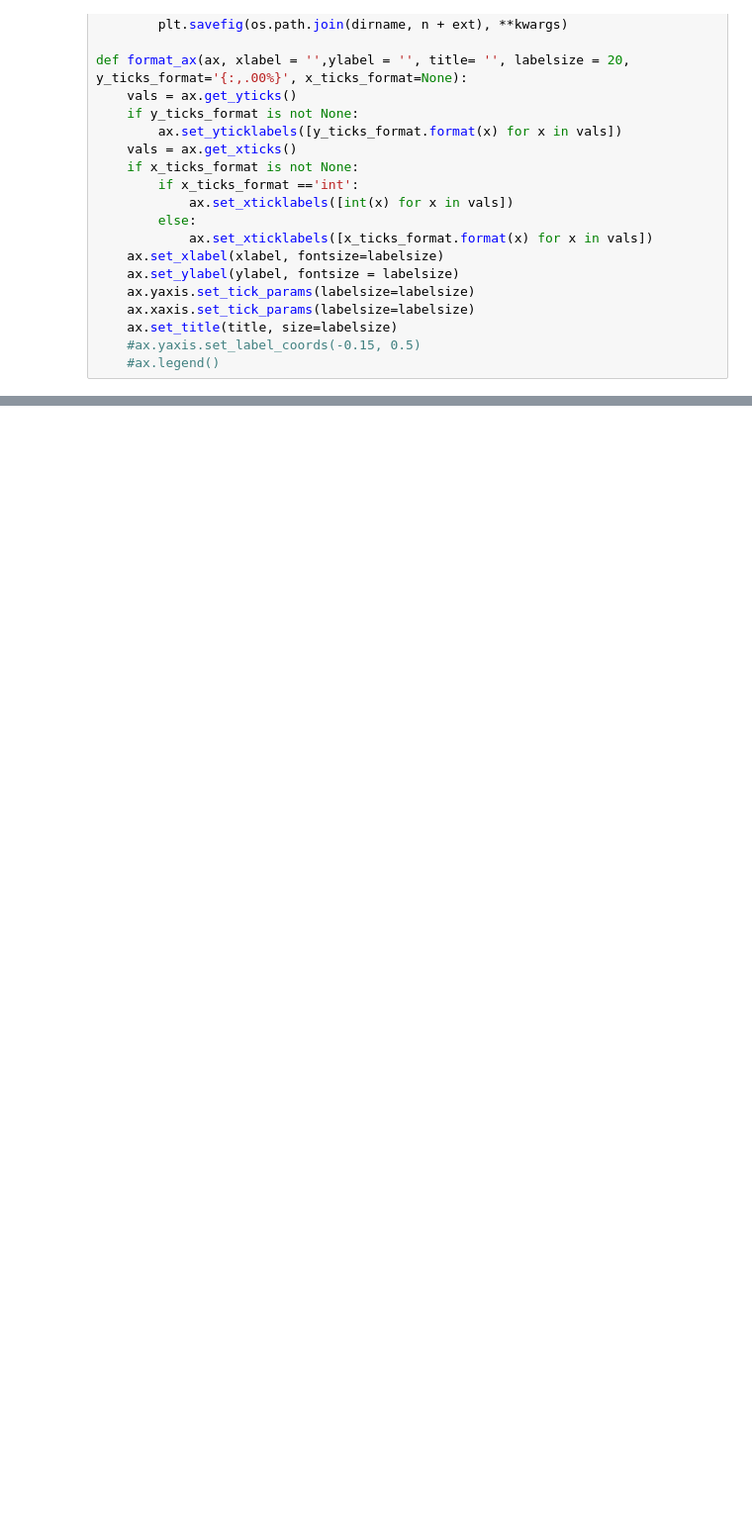
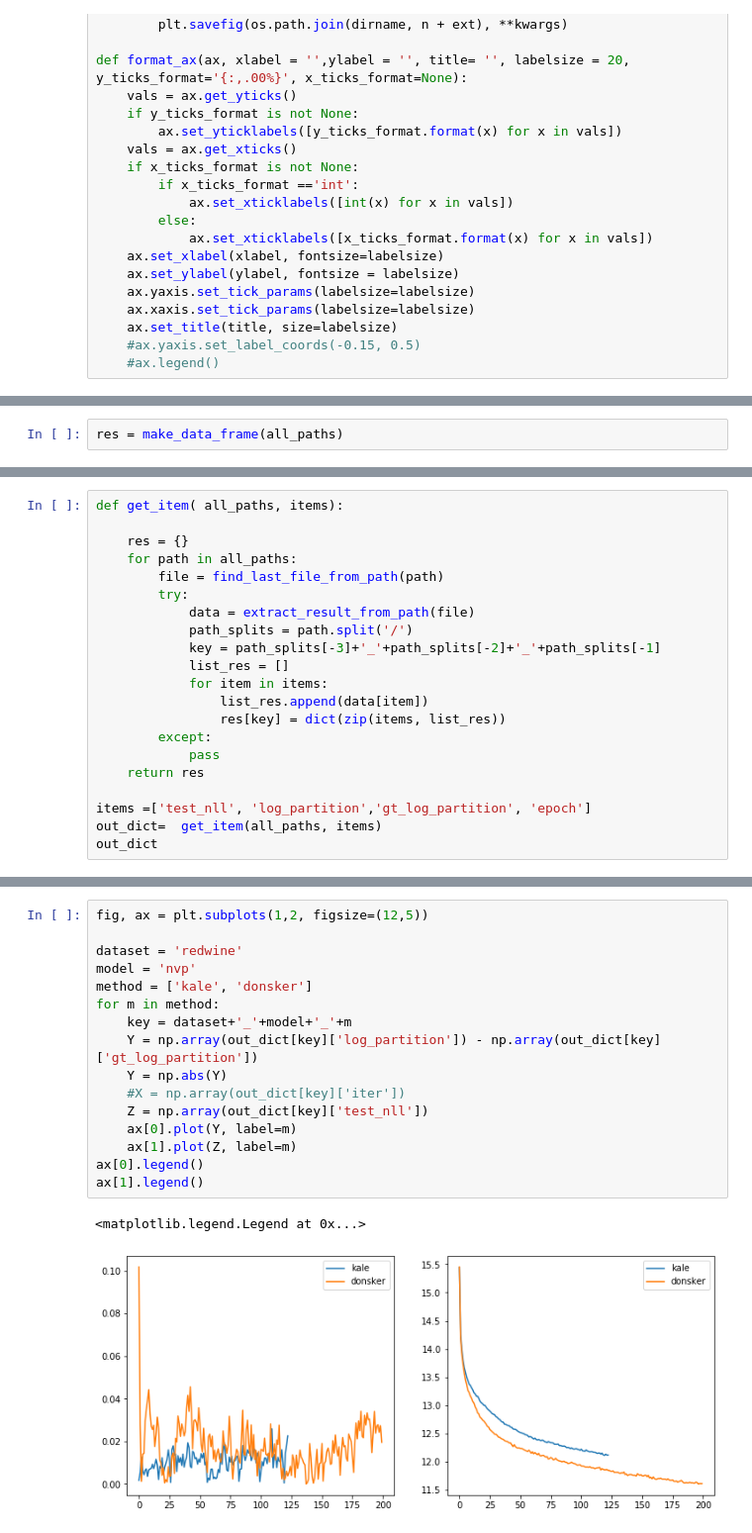
Before and after one commit to MichaelArbel/GeneralizedEBM, a Jupyter notebook: notebooks/UCI.ipynb, the cells around one changed output, grey strips where cells are left out. Shown at 99% size. Saved outputs shown, nothing was run; the diff lists cells and outputs as text; blank space fills up the shorter version.

Commit message:
Experiments UCI : image of the code

```diff
--- a/notebooks/UCI.ipynb
+++ b/notebooks/UCI.ipynb
@@ -104,0 +208,2 @@ inv_temps = effective_inv_temps
+# %%
+res = make_data_frame(all_paths)
@@ -104,0 +244,21 @@ inv_temps = effective_inv_temps
+# %%
+def get_item( all_paths, items):
+
+    res = {}
+    for path in all_paths:
+        file = find_last_file_from_path(path)
+        try:
+            data = extract_result_from_path(file)
+            path_splits = path.split('/')
+            key = path_splits[-3]+'_'+path_splits[-2]+'_'+path_splits[-1]
+            list_res = []
+            for item in items:
+                list_res.append(data[item])
+                res[key] = dict(zip(items, list_res))
+        except:
+            pass
+    return res
+
+items =['test_nll', 'log_partition','gt_log_partition', 'epoch']
+out_dict=  get_item(all_paths, items)
+out_dict
@@ -104,0 +283,19 @@ inv_temps = effective_inv_temps
+# %%
+fig, ax = plt.subplots(1,2, figsize=(12,5))
+
+dataset = 'redwine'
+model = 'nvp'
+method = ['kale', 'donsker']
+for m in method:
+    key = dataset+'_'+model+'_'+m
+    Y = np.array(out_dict[key]['log_partition']) - np.array(out_dict[key]['gt_log_partition'])
+    Y = np.abs(Y)
+    #X = np.array(out_dict[key]['iter'])
+    Z = np.array(out_dict[key]['test_nll'])
+    ax[0].plot(Y, label=m)
+    ax[1].plot(Z, label=m)
+ax[0].legend()
+ax[1].legend()
+# %% [output]
+<matplotlib.legend.Legend at 0x...>
+[figure, added]
```
Also changed, not shown: parts of 9 cells of this notebook, 22 other files.
